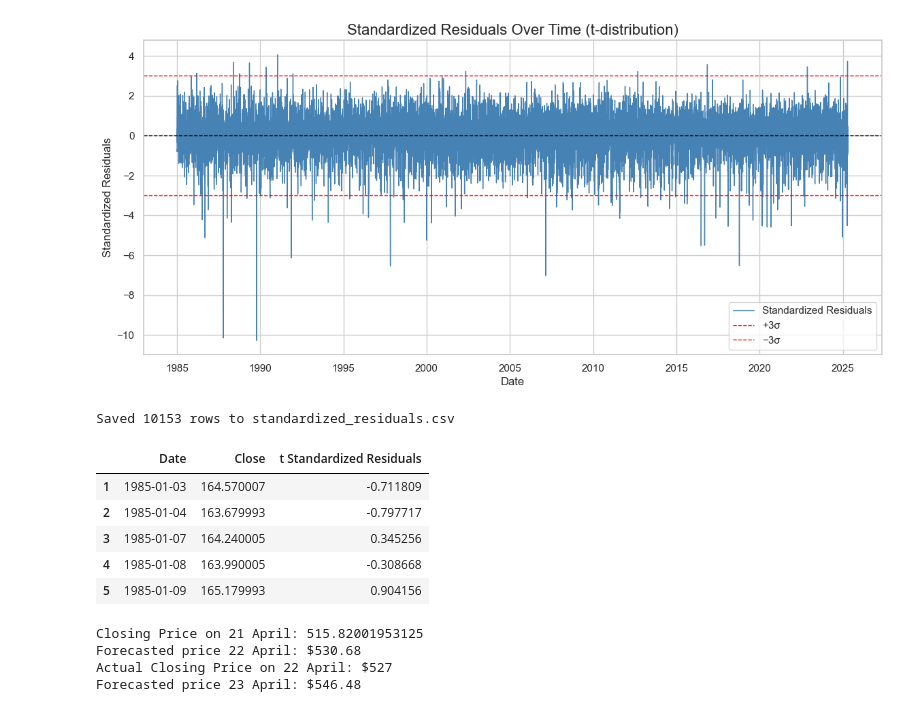
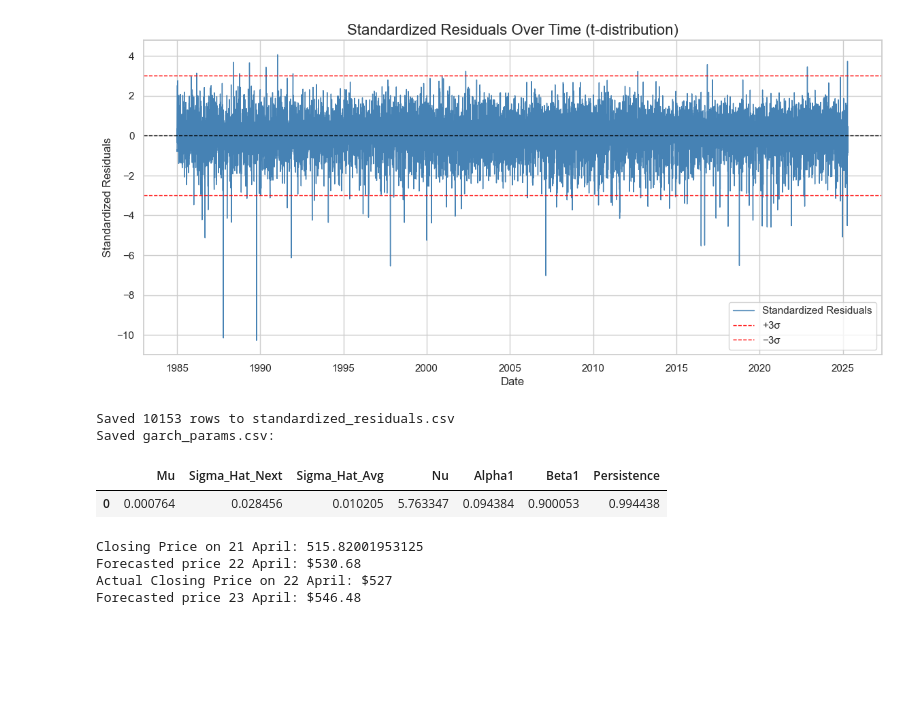
Before and after one commit to sakshay42/SP500_EVT, a Jupyter notebook: notebooks/01_time_series_modeling.ipynb, the cells around one changed output. Drawn from its saved outputs; the diff is of its cells as text; code cells hidden in the pictures; blank space fills up the shorter version.

```diff
--- a/notebooks/01_time_series_modeling.ipynb
+++ b/notebooks/01_time_series_modeling.ipynb
@@ -293,3 +293,23 @@ nu             5.7633      0.355     16.248  2.323e-59 [  5.068,  6.459]
 ========================================================================
 
 Covariance estimator: robust
+# %%
+alpha1 = results_t.params['alpha[1]']
+beta1 = results_t.params['beta[1]']
+persistence = alpha1 + beta1
+
+# Use the model's own parameter covariance matrix (results_t.param_cov) to get
+# the standard error of alpha1+beta1 correctly, accounting for the
+# correlation between alpha1 and beta1, rather than just summing their
+# individual (marginal) standard errors.
+cov = results_t.param_cov
+var_persistence = (cov.loc['alpha[1]', 'alpha[1]'] + cov.loc['beta[1]', 'beta[1]']
+                    + 2 * cov.loc['alpha[1]', 'beta[1]'])
+se_persistence = np.sqrt(var_persistence)
+ci_low, ci_high = persistence - 1.96 * se_persistence, persistence + 1.96 * se_persistence
+
+half_life = np.log(0.5) / np.log(persistence)
+
+print(f"alpha1 + beta1 = {persistence:.4f} (SE = {se_persistence:.4f}, "
+      f"95% CI [{ci_low:.4f}, {ci_high:.4f}])")
+print(f"Volatility shock half-life: {half_life:.1f} trading days")
@@ -345,23 +376,48 @@ plt.show()
 [figure]
 # %%
 # ---------------------------------------------------------------------------
-# Hand-off to 02_evt_threshold_analysis.ipynb: save the t-GARCH standardized
-# residuals (plus Date/Close for context) so the EVT notebook doesn't need
-# to refit the GARCH model -- it just loads this file.
+# Hand-off to 02_evt_threshold_analysis.ipynb.
+#
+# standardized_residuals.csv: per-day series -- residuals, conditional
+# volatility, and the (constant) conditional mean -- so the EVT notebook can
+# both fit the GPD tail AND convert its standardized-residual VaR figures
+# back to actual return-scale VaR, without refitting GARCH.
+#
+# garch_params.csv: one-row file with the one-step-ahead volatility
+# forecast and the fitted GARCH-t parameters needed for the t-distribution
+# consistency check and the persistence discussion above.
 # ---------------------------------------------------------------------------
 
-handoff = df[['Date', 'Close', 't Standardized Residuals']].dropna()
+mu_hat = results_t.params['mu'] / 100          # back to log-return scale
+nu_hat = results_t.params['nu']
+
+handoff = df[['Date', 'Close', 't Standardized Residuals']].copy()
+handoff['Conditional Volatility'] = conditional_volatility_t / 100  # log-return scale
+handoff['Mu'] = mu_hat
+handoff = handoff.dropna()
 handoff.to_csv('standardized_residuals.csv', index=False)
 print(f"Saved {len(handoff)} rows to standardized_residuals.csv")
-handoff.head()
+
+sigma_forecast = np.sqrt(results_t.forecast(horizon=1).variance.iloc[-1, 0]) / 100
+sigma_avg = handoff['Conditional Volatility'].mean()
+
+params = pd.DataFrame([{
+    'Mu': mu_hat,
+    'Sigma_Hat_Next': sigma_forecast,        # one-step-ahead forecast, log-return scale
+    'Sigma_Hat_Avg': sigma_avg,              # mean realized in-sample volatility, log-return scale
+    'Nu': nu_hat,
+    'Alpha1': alpha1,
+    'Beta1': beta1,
+    'Persistence': persistence,
+}])
+params.to_csv('garch_params.csv', index=False)
+print(f"Saved garch_params.csv:")
+params
 # %% [output]
 Saved 10153 rows to standardized_residuals.csv
+Saved garch_params.csv:
-|  | Date | Close | t Standardized Residuals |
-| 1 | 1985-01-03 | 164.570007 | -0.711809 |
-| 2 | 1985-01-04 | 163.679993 | -0.797717 |
-| 3 | 1985-01-07 | 164.240005 | 0.345256 |
-| 4 | 1985-01-08 | 163.990005 | -0.308668 |
-| 5 | 1985-01-09 | 165.179993 | 0.904156 |
+|  | Mu | Sigma_Hat_Next | Sigma_Hat_Avg | Nu | Alpha1 | Beta1 | Persistence |
+| 0 | 0.000764 | 0.028456 | 0.010205 | 5.763347 | 0.094384 | 0.900053 | 0.994438 |
 # %%
 # predict price 2 days later
 np.random.seed(2312)
```
Also changed, not shown: parts of 2 cells of this notebook, 4 other files.
